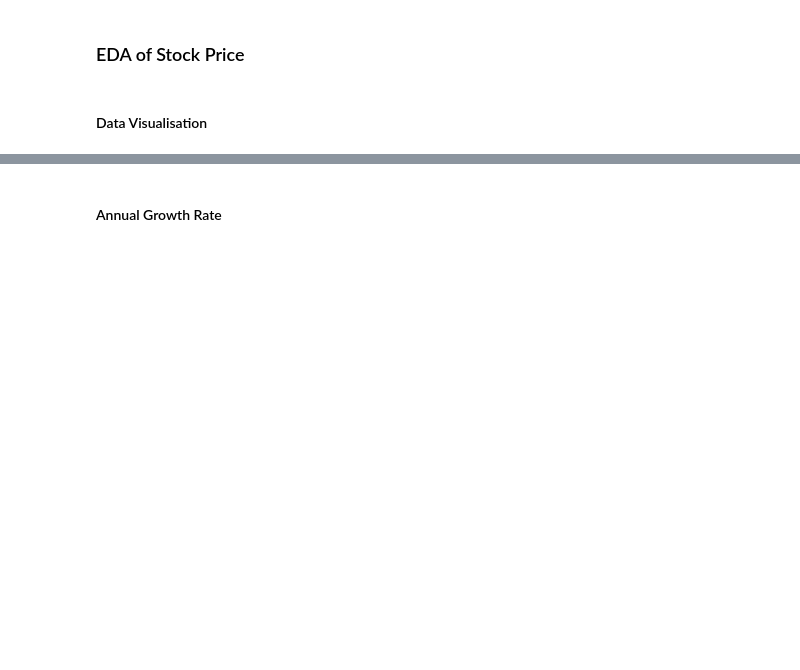
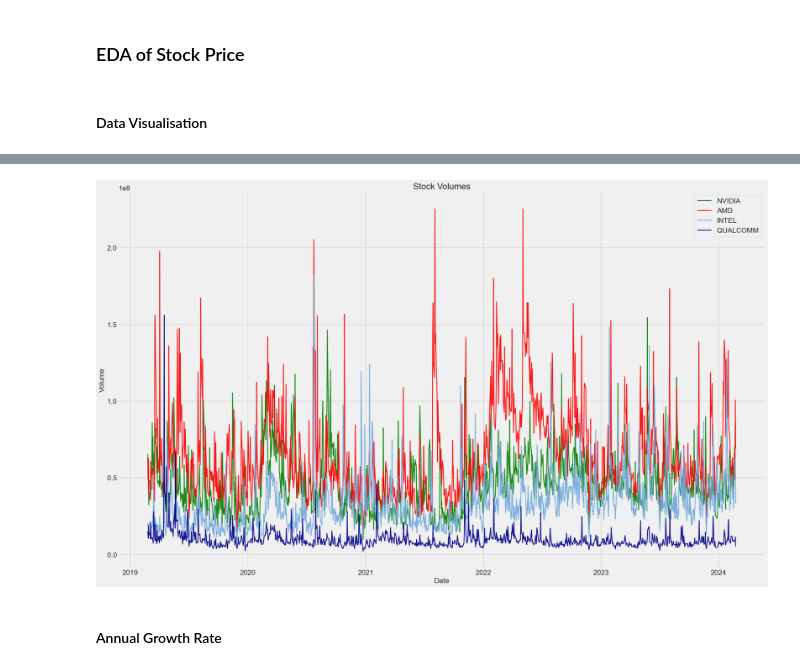
Before and after one commit to dhwanu19/nvidia-stock-price-analysis, a Jupyter notebook: analysis.ipynb, the cells around one changed output, grey strips where cells are left out. Saved outputs shown, nothing was run; the diff lists cells and outputs as text; code cells hidden in the pictures; blank space fills up the shorter version.

```diff
--- a/analysis.ipynb
+++ b/analysis.ipynb
@@ -99,21 +140,23 @@ plt.show()
 # %%
 # Set the figure size and title
 plt.figure(figsize=(24, 15))
 plt.title("Stock Volumes")
 
 # Filter and plot volume for each company
 for c_name in c_names:
     # Filter the data for the current company
     company_data = data[data['Company Name'] == c_name]
 
     # Plot the volume data
-    plt.plot(company_data.index, company_data['Volume'], label=c_name, color=colors[c_name], alpha=0.4, linewidth=2.5)
+    plt.plot(company_data.index, company_data['Volume'], label=c_name, color=colors[c_name], alpha=0.9, linewidth=2)
 
 plt.legend(loc="best")
 plt.grid(True)
 plt.xlabel('Date')
 plt.ylabel('Volume')
 plt.show()
+# %% [output]
+[figure, added]
 # %% [markdown]
 #### Annual Growth Rate
 # %%
```
Also changed, not shown: parts of 14 cells of this notebook.
